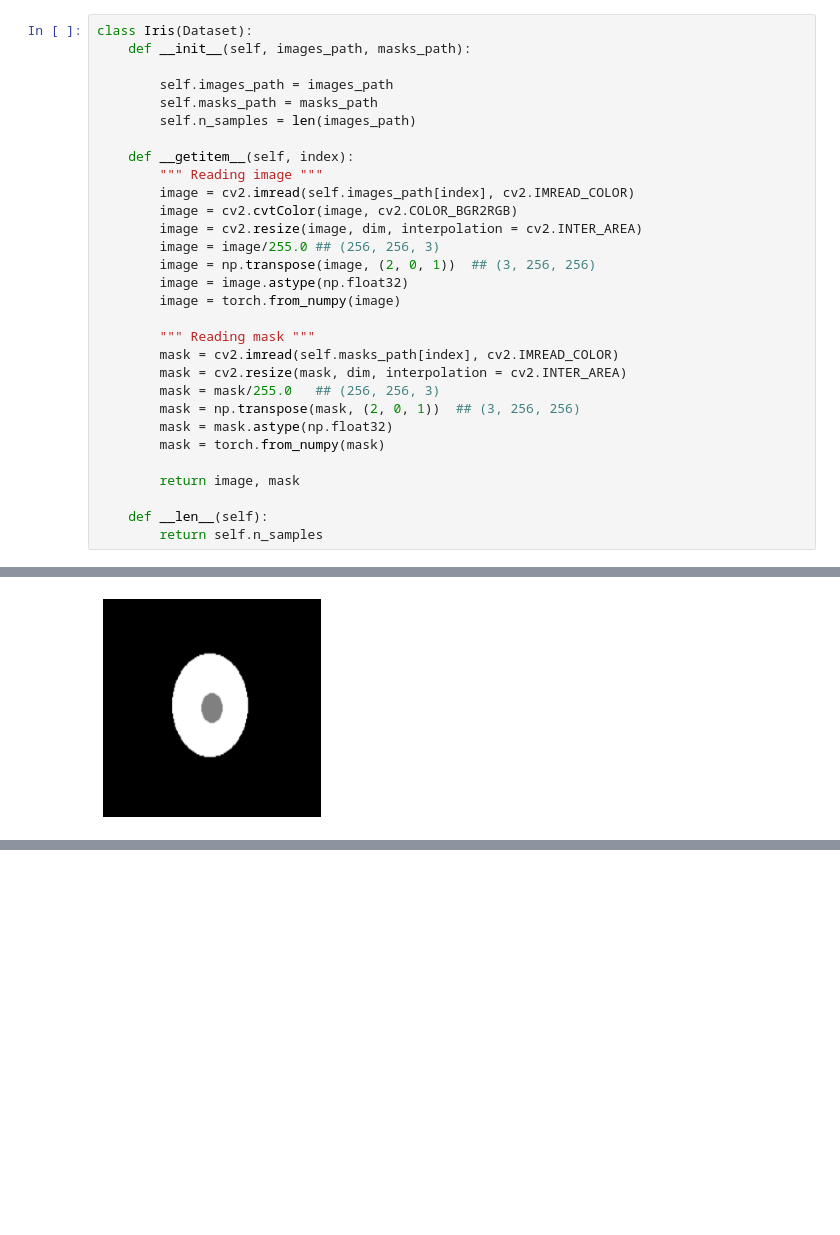
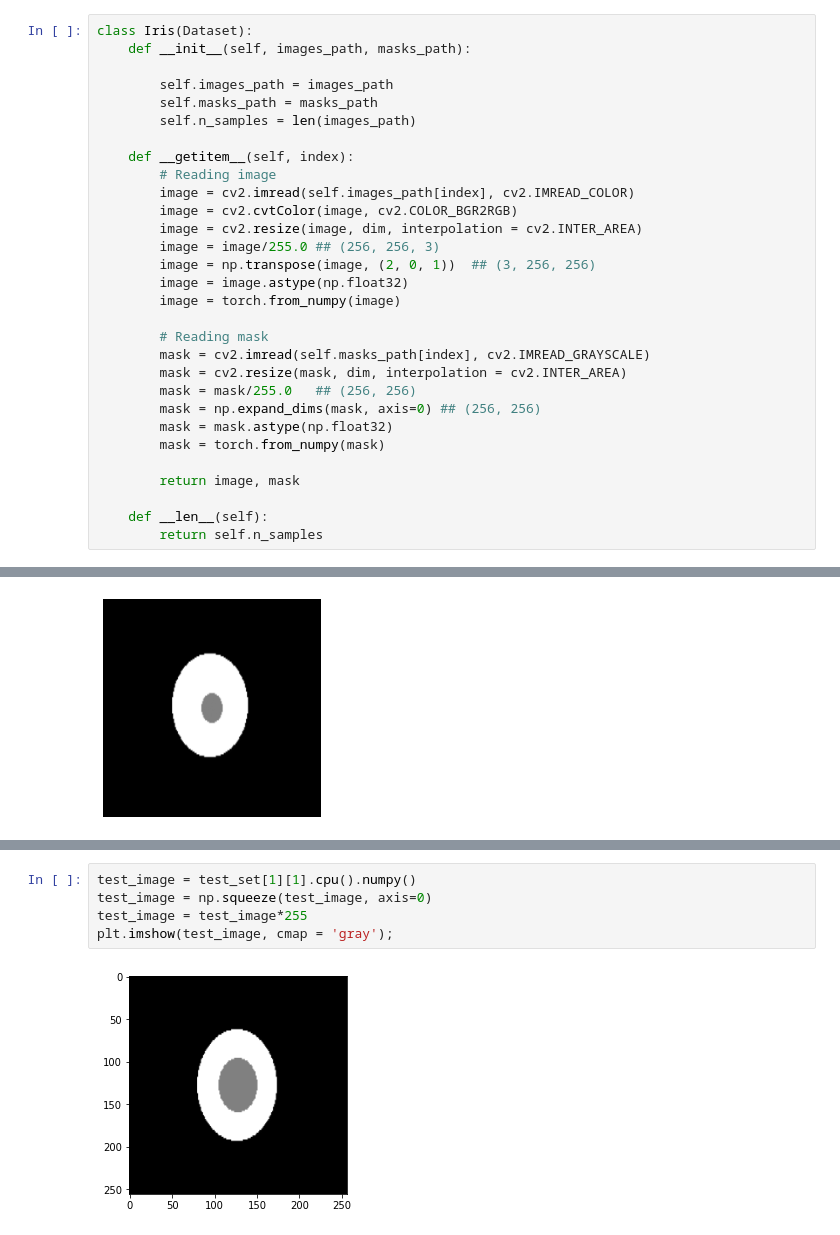
Before and after one commit to revanthbn/Iris-Pupil-Segmentation, a Jupyter notebook: Iris_segmentation.ipynb, the cells around one changed output, grey strips where cells are left out. Saved outputs shown, nothing was run; the diff lists cells and outputs as text; blank space fills up the shorter version.

```diff
--- a/Iris_segmentation.ipynb
+++ b/Iris_segmentation.ipynb
@@ -101,7 +107,7 @@ class Iris(Dataset):
         self.n_samples = len(images_path)
 
     def __getitem__(self, index):
-        """ Reading image """
+        # Reading image
         image = cv2.imread(self.images_path[index], cv2.IMREAD_COLOR)
         image = cv2.cvtColor(image, cv2.COLOR_BGR2RGB)
         image = cv2.resize(image, dim, interpolation = cv2.INTER_AREA)
@@ -110,11 +116,11 @@ class Iris(Dataset):
         image = image.astype(np.float32)
         image = torch.from_numpy(image)
 
-        """ Reading mask """
-        mask = cv2.imread(self.masks_path[index], cv2.IMREAD_COLOR)
+        # Reading mask
+        mask = cv2.imread(self.masks_path[index], cv2.IMREAD_GRAYSCALE)
         mask = cv2.resize(mask, dim, interpolation = cv2.INTER_AREA)
-        mask = mask/255.0   ## (256, 256, 3)
-        mask = np.transpose(mask, (2, 0, 1))  ## (3, 256, 256)
+        mask = mask/255.0   ## (256, 256)
+        mask = np.expand_dims(mask, axis=0) ## (256, 256)
         mask = mask.astype(np.float32)
         mask = torch.from_numpy(mask)
 
@@ -313,0 +467,7 @@ Unet(
+# %%
+test_image = test_set[1][1].cpu().numpy()
+test_image = np.squeeze(test_image, axis=0)
+test_image = test_image*255
+plt.imshow(test_image, cmap = 'gray');
+# %% [output]
+[figure, added]
```
Also changed, not shown: parts of 19 cells of this notebook.
